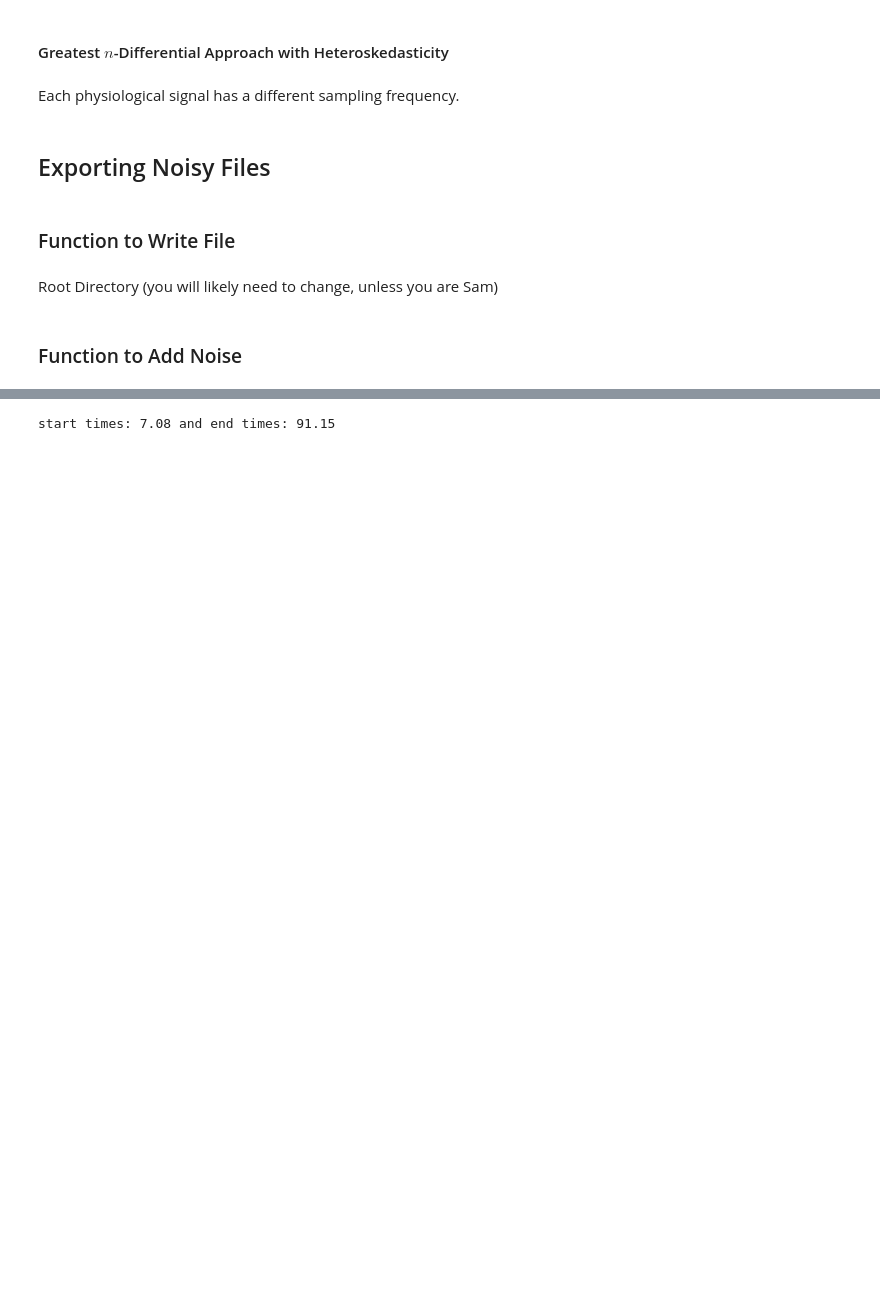
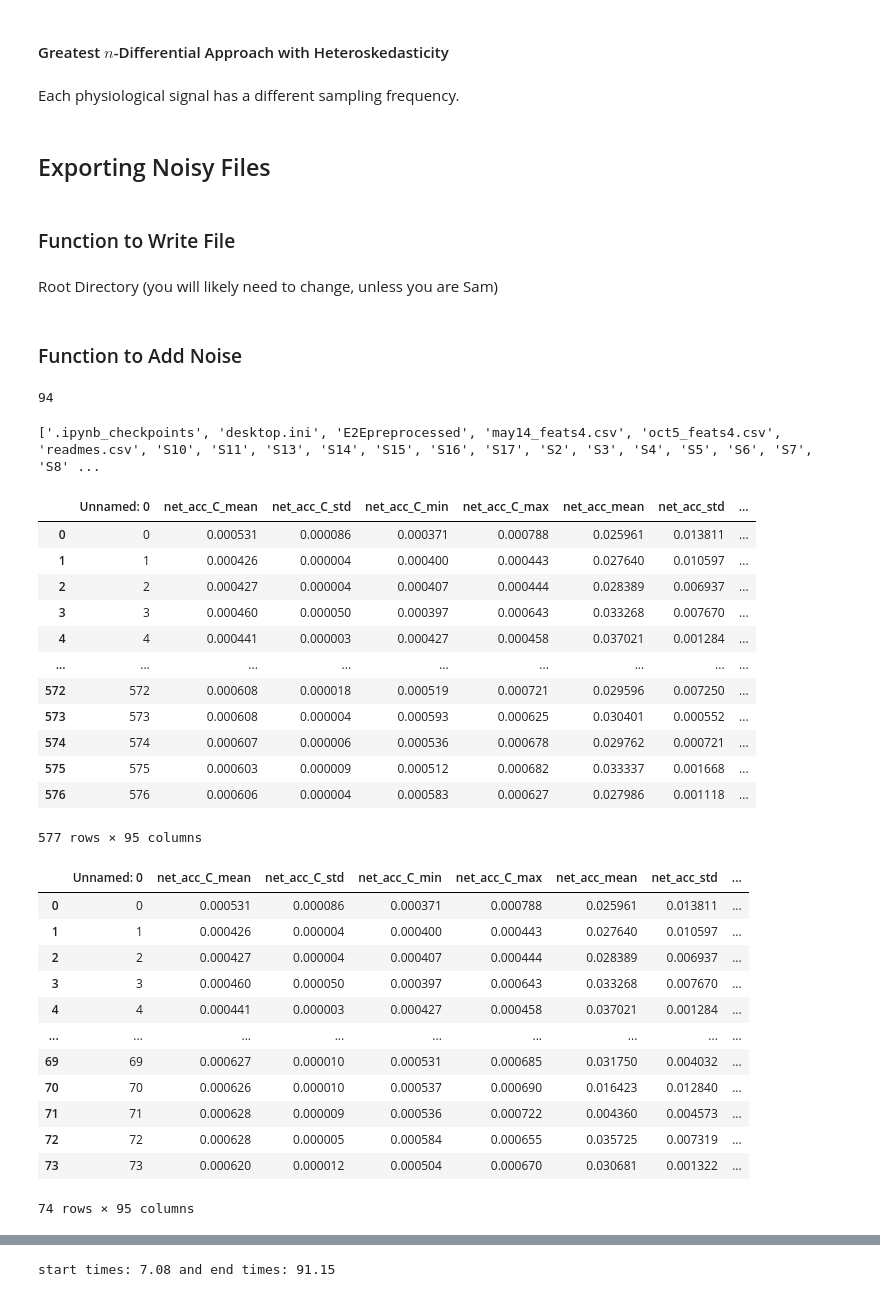
Before and after one commit to AbdulAlkurdi/anxietyFB, a Jupyter notebook: Feature Based Model WESAD.ipynb, the cells around one changed output, grey strips where cells are left out. Cells and saved outputs as stored; diff of their text form; code cells hidden in the pictures; blank space fills up the shorter version.

```diff
--- a/Feature Based Model WESAD.ipynb
+++ b/Feature Based Model WESAD.ipynb
@@ -687,3 +689,44 @@ def eat_ass(rootdir, snrs, body_parts=['wrist', 'chest'],
 
                 # Increment patient index
                 patient_idx += 1
+# %%
+type(df)
+print(len(df.columns))
+# %% [output]
+94
+# %%
+print(os.listdir(savePath))
+yester_feats = pd.read_csv(savePath+'/subject_feats/2023-11-02--23-01-PM_feats.csv')
+#print(os.listdir('fb_code/data/WESAD/subject_feats'))
+#print(os.listdir('fb_code/data/WESAD/subject_feats'))
+tody_feats = pd.read_csv(savePath+'/subject_feats/2023-11-03--11-40-AM_feats.csv')
+display(yester_feats)
+display(tody_feats)
+# %% [output]
+['.ipynb_checkpoints', 'desktop.ini', 'E2Epreprocessed', 'may14_feats4.csv', 'oct5_feats4.csv', 'readmes.csv', 'S10', 'S11', 'S13', 'S14', 'S15', 'S16', 'S17', 'S2', 'S3', 'S4', 'S5', 'S6', 'S7', 'S8' ...
+|  | Unnamed: 0 | net_acc_C_mean | net_acc_C_std | net_acc_C_min | net_acc_C_max | net_acc_mean | net_acc_std | ... |
+| 0 | 0 | 0.000531 | 0.000086 | 0.000371 | 0.000788 | 0.025961 | 0.013811 | ... |
+| 1 | 1 | 0.000426 | 0.000004 | 0.000400 | 0.000443 | 0.027640 | 0.010597 | ... |
+| 2 | 2 | 0.000427 | 0.000004 | 0.000407 | 0.000444 | 0.028389 | 0.006937 | ... |
+| 3 | 3 | 0.000460 | 0.000050 | 0.000397 | 0.000643 | 0.033268 | 0.007670 | ... |
+| 4 | 4 | 0.000441 | 0.000003 | 0.000427 | 0.000458 | 0.037021 | 0.001284 | ... |
+| ... | ... | ... | ... | ... | ... | ... | ... | ... |
+| 572 | 572 | 0.000608 | 0.000018 | 0.000519 | 0.000721 | 0.029596 | 0.007250 | ... |
+| 573 | 573 | 0.000608 | 0.000004 | 0.000593 | 0.000625 | 0.030401 | 0.000552 | ... |
+| 574 | 574 | 0.000607 | 0.000006 | 0.000536 | 0.000678 | 0.029762 | 0.000721 | ... |
+| 575 | 575 | 0.000603 | 0.000009 | 0.000512 | 0.000682 | 0.033337 | 0.001668 | ... |
+| 576 | 576 | 0.000606 | 0.000004 | 0.000583 | 0.000627 | 0.027986 | 0.001118 | ... |
+577 rows × 95 columns
+|  | Unnamed: 0 | net_acc_C_mean | net_acc_C_std | net_acc_C_min | net_acc_C_max | net_acc_mean | net_acc_std | ... |
+| 0 | 0 | 0.000531 | 0.000086 | 0.000371 | 0.000788 | 0.025961 | 0.013811 | ... |
+| 1 | 1 | 0.000426 | 0.000004 | 0.000400 | 0.000443 | 0.027640 | 0.010597 | ... |
+| 2 | 2 | 0.000427 | 0.000004 | 0.000407 | 0.000444 | 0.028389 | 0.006937 | ... |
+| 3 | 3 | 0.000460 | 0.000050 | 0.000397 | 0.000643 | 0.033268 | 0.007670 | ... |
+| 4 | 4 | 0.000441 | 0.000003 | 0.000427 | 0.000458 | 0.037021 | 0.001284 | ... |
+| ... | ... | ... | ... | ... | ... | ... | ... | ... |
+| 69 | 69 | 0.000627 | 0.000010 | 0.000531 | 0.000685 | 0.031750 | 0.004032 | ... |
+| 70 | 70 | 0.000626 | 0.000010 | 0.000537 | 0.000690 | 0.016423 | 0.012840 | ... |
+| 71 | 71 | 0.000628 | 0.000009 | 0.000536 | 0.000722 | 0.004360 | 0.004573 | ... |
+| 72 | 72 | 0.000628 | 0.000005 | 0.000584 | 0.000655 | 0.035725 | 0.007319 | ... |
+| 73 | 73 | 0.000620 | 0.000012 | 0.000504 | 0.000670 | 0.030681 | 0.001322 | ... |
+74 rows × 95 columns
```
Also changed, not shown: parts of 6 cells of this notebook, 28 other files.
